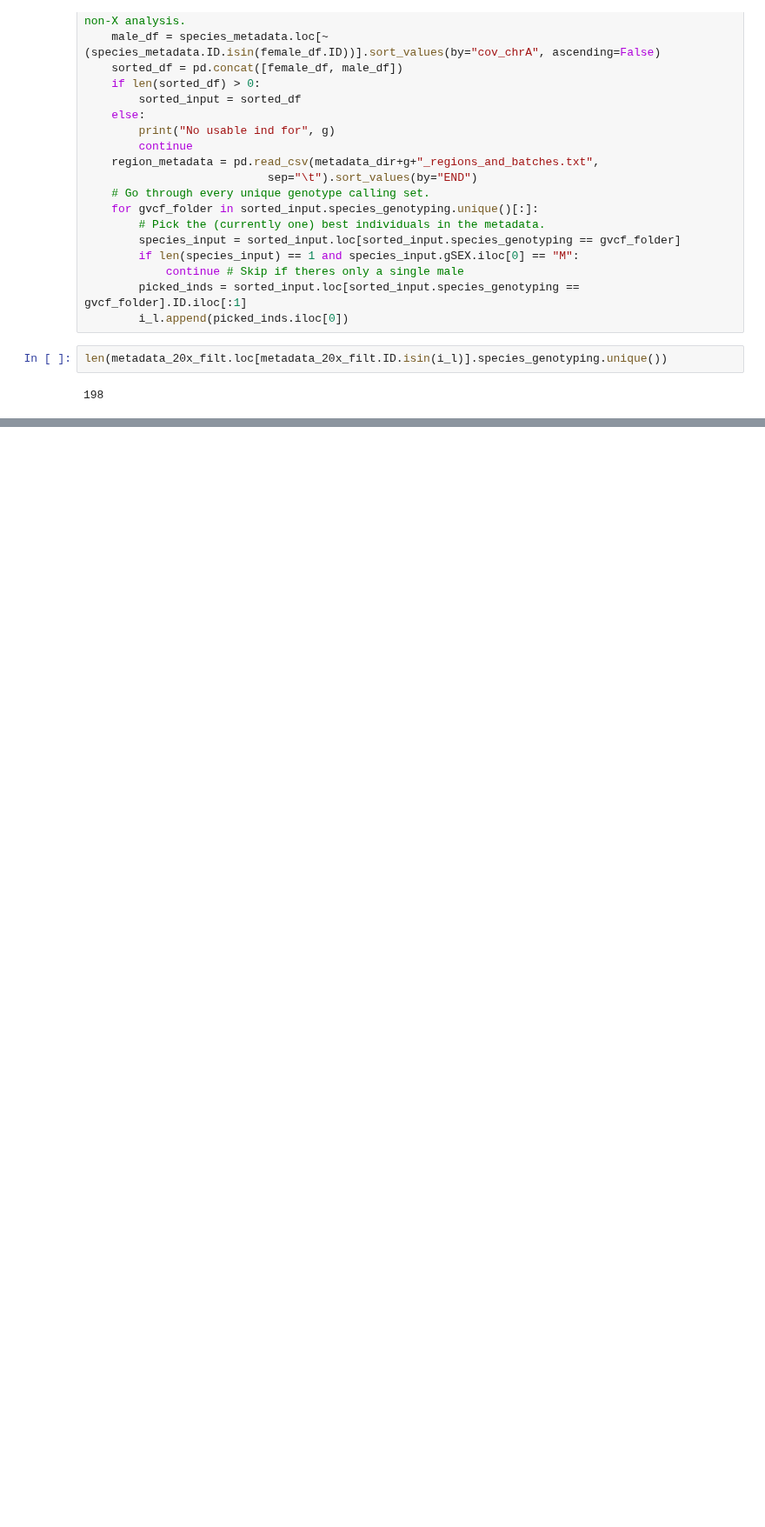
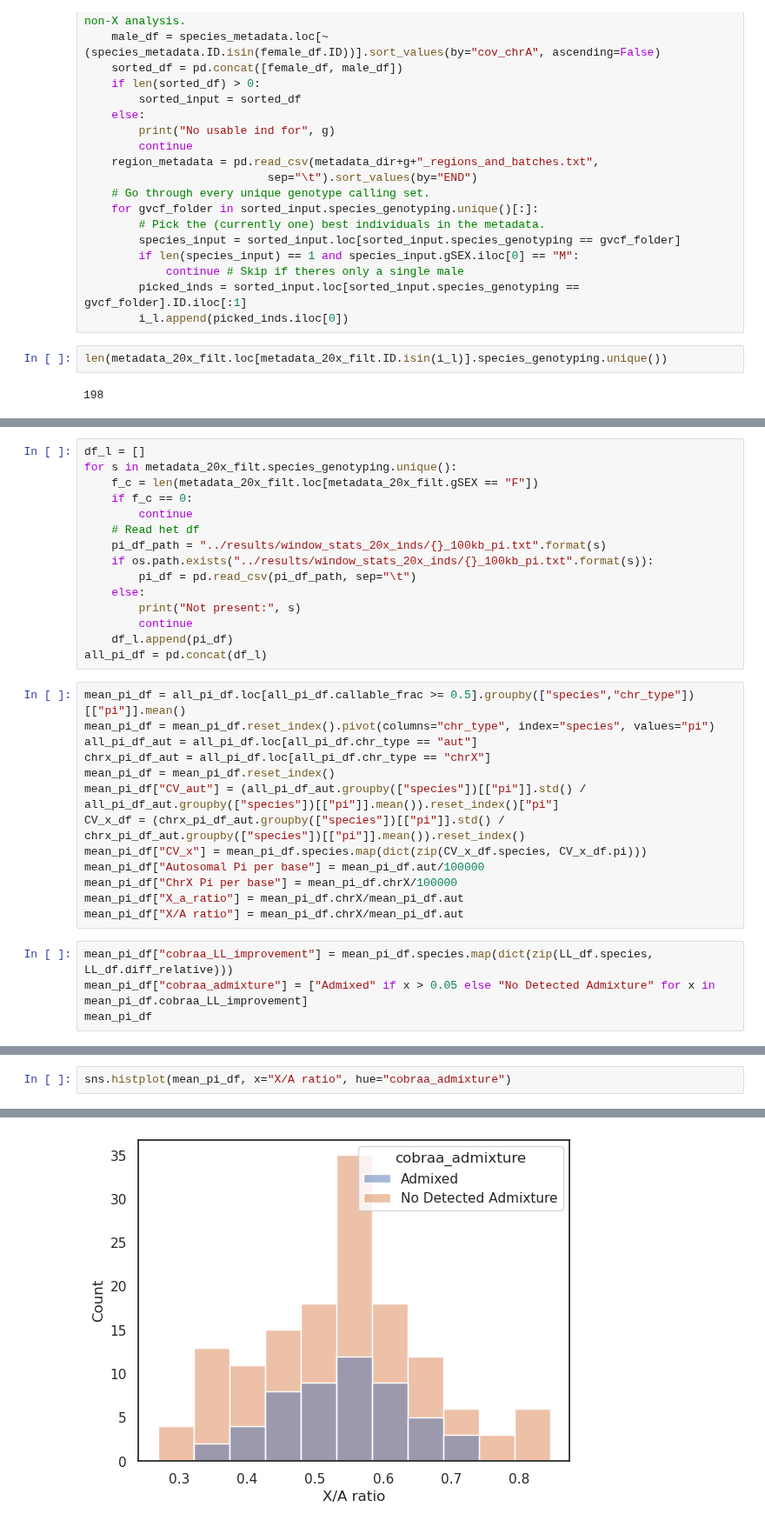
Before and after one commit to erikfogh/selection_primates, a Jupyter notebook: notebooks/cobraa01_finding_best_structured.ipynb, the cells around one changed output, grey strips where cells are left out. Shown at 87% size. Drawn from its saved outputs; the diff is of its cells as text; blank space fills up the shorter version.

```diff
--- a/notebooks/cobraa01_finding_best_structured.ipynb
+++ b/notebooks/cobraa01_finding_best_structured.ipynb
@@ -132,0 +197,32 @@ len(metadata_20x_filt.loc[metadata_20x_filt.ID.isin(i_l)].species_genotyping.uni
+# %%
+df_l = []
+for s in metadata_20x_filt.species_genotyping.unique():
+    f_c = len(metadata_20x_filt.loc[metadata_20x_filt.gSEX == "F"])
+    if f_c == 0:
+        continue
+    # Read het df
+    pi_df_path = "../results/window_stats_20x_inds/{}_100kb_pi.txt".format(s)
+    if os.path.exists("../results/window_stats_20x_inds/{}_100kb_pi.txt".format(s)):
+        pi_df = pd.read_csv(pi_df_path, sep="\t")
+    else:
+        print("Not present:", s)
+        continue
+    df_l.append(pi_df)
+all_pi_df = pd.concat(df_l)
+# %%
+mean_pi_df = all_pi_df.loc[all_pi_df.callable_frac >= 0.5].groupby(["species","chr_type"])[["pi"]].mean()
+mean_pi_df = mean_pi_df.reset_index().pivot(columns="chr_type", index="species", values="pi")
+all_pi_df_aut = all_pi_df.loc[all_pi_df.chr_type == "aut"]
+chrx_pi_df_aut = all_pi_df.loc[all_pi_df.chr_type == "chrX"]
+mean_pi_df = mean_pi_df.reset_index()
+mean_pi_df["CV_aut"] = (all_pi_df_aut.groupby(["species"])[["pi"]].std() / all_pi_df_aut.groupby(["species"])[["pi"]].mean()).reset_index()["pi"]
+CV_x_df = (chrx_pi_df_aut.groupby(["species"])[["pi"]].std() / chrx_pi_df_aut.groupby(["species"])[["pi"]].mean()).reset_index()
+mean_pi_df["CV_x"] = mean_pi_df.species.map(dict(zip(CV_x_df.species, CV_x_df.pi)))
+mean_pi_df["Autosomal Pi per base"] = mean_pi_df.aut/100000
+mean_pi_df["ChrX Pi per base"] = mean_pi_df.chrX/100000
+mean_pi_df["X_a_ratio"] = mean_pi_df.chrX/mean_pi_df.aut
+mean_pi_df["X/A ratio"] = mean_pi_df.chrX/mean_pi_df.aut
+# %%
+mean_pi_df["cobraa_LL_improvement"] = mean_pi_df.species.map(dict(zip(LL_df.species, LL_df.diff_relative)))
+mean_pi_df["cobraa_admixture"] = ["Admixed" if x > 0.05 else "No Detected Admixture" for x in mean_pi_df.cobraa_LL_improvement]
+mean_pi_df
@@ -132,0 +243,3 @@ len(metadata_20x_filt.loc[metadata_20x_filt.ID.isin(i_l)].species_genotyping.uni
+# %%
+sns.histplot(mean_pi_df, x="X/A ratio", hue="cobraa_admixture")
+# %% [output]
@@ -132,0 +247 @@ len(metadata_20x_filt.loc[metadata_20x_filt.ID.isin(i_l)].species_genotyping.uni
+[figure, added]
```
Also changed, not shown: parts of 19 cells of this notebook, 6 other files.
